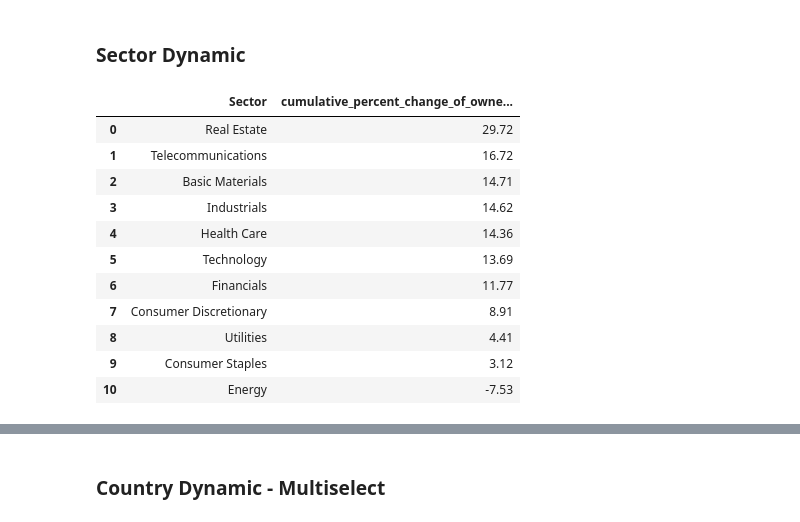
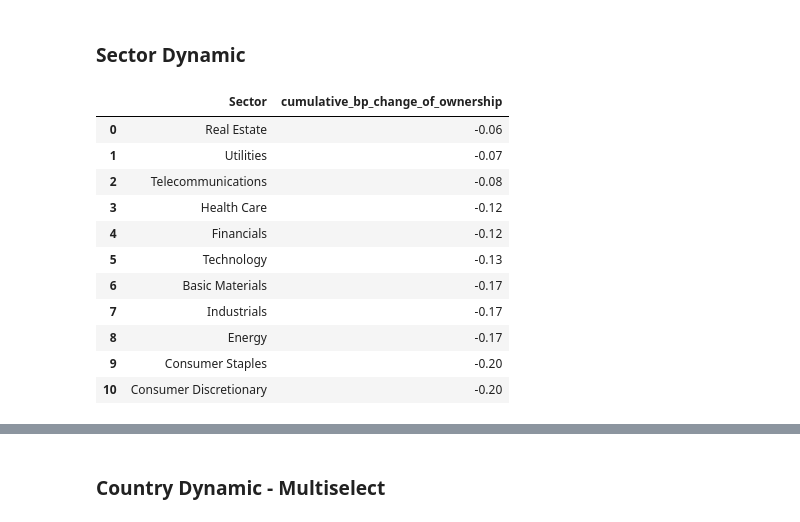
Before and after one commit to RoryAJames/NorwegianOilFund, a Jupyter notebook: testing.ipynb, the cells around one changed output, grey strips where cells are left out. Drawn from its saved outputs; the diff is of its cells as text; code cells hidden in the pictures.

```diff
--- a/testing.ipynb
+++ b/testing.ipynb
@@ -154,18 +154,18 @@ def run_query_dynamic(query_path, num_years):
 # %% [markdown]
 ### Sector Dynamic
 # %%
-ownership_change_industry_dynamic_df = run_query_dynamic('SQL/dynamic/ownership_change_sector.sql',10)
-ownership_change_industry_dynamic_df
+ownership_change_sector_dynamic_df = run_query_dynamic('SQL/dynamic/ownership_change_sector.sql',3)
+ownership_change_sector_dynamic_df
 # %% [output]
-|  | Sector | cumulative_percent_change_of_owne... |
-| 0 | Real Estate | 29.72 |
-| 1 | Telecommunications | 16.72 |
-| 2 | Basic Materials | 14.71 |
-| 3 | Industrials | 14.62 |
-| 4 | Health Care | 14.36 |
-| 5 | Technology | 13.69 |
-| 6 | Financials | 11.77 |
-| 7 | Consumer Discretionary | 8.91 |
-| 8 | Utilities | 4.41 |
-| 9 | Consumer Staples | 3.12 |
-| 10 | Energy | -7.53 |
+|  | Sector | cumulative_bp_change_of_ownership |
+| 0 | Real Estate | -0.06 |
+| 1 | Utilities | -0.07 |
+| 2 | Telecommunications | -0.08 |
+| 3 | Health Care | -0.12 |
+| 4 | Financials | -0.12 |
+| 5 | Technology | -0.13 |
+| 6 | Basic Materials | -0.17 |
+| 7 | Industrials | -0.17 |
+| 8 | Energy | -0.17 |
+| 9 | Consumer Staples | -0.20 |
+| 10 | Consumer Discretionary | -0.20 |
```
Also changed, not shown: parts of 10 cells of this notebook, 6 other files.
